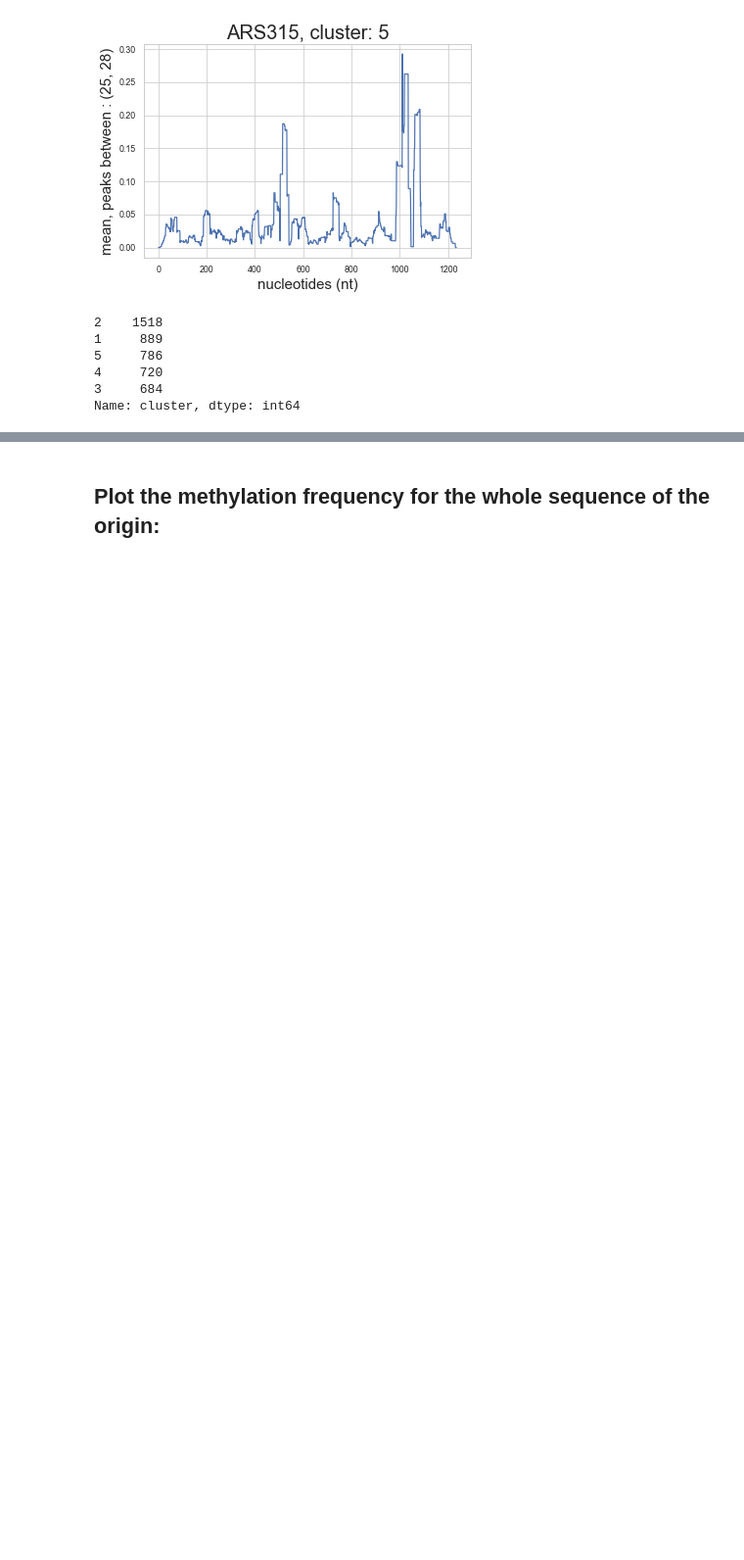
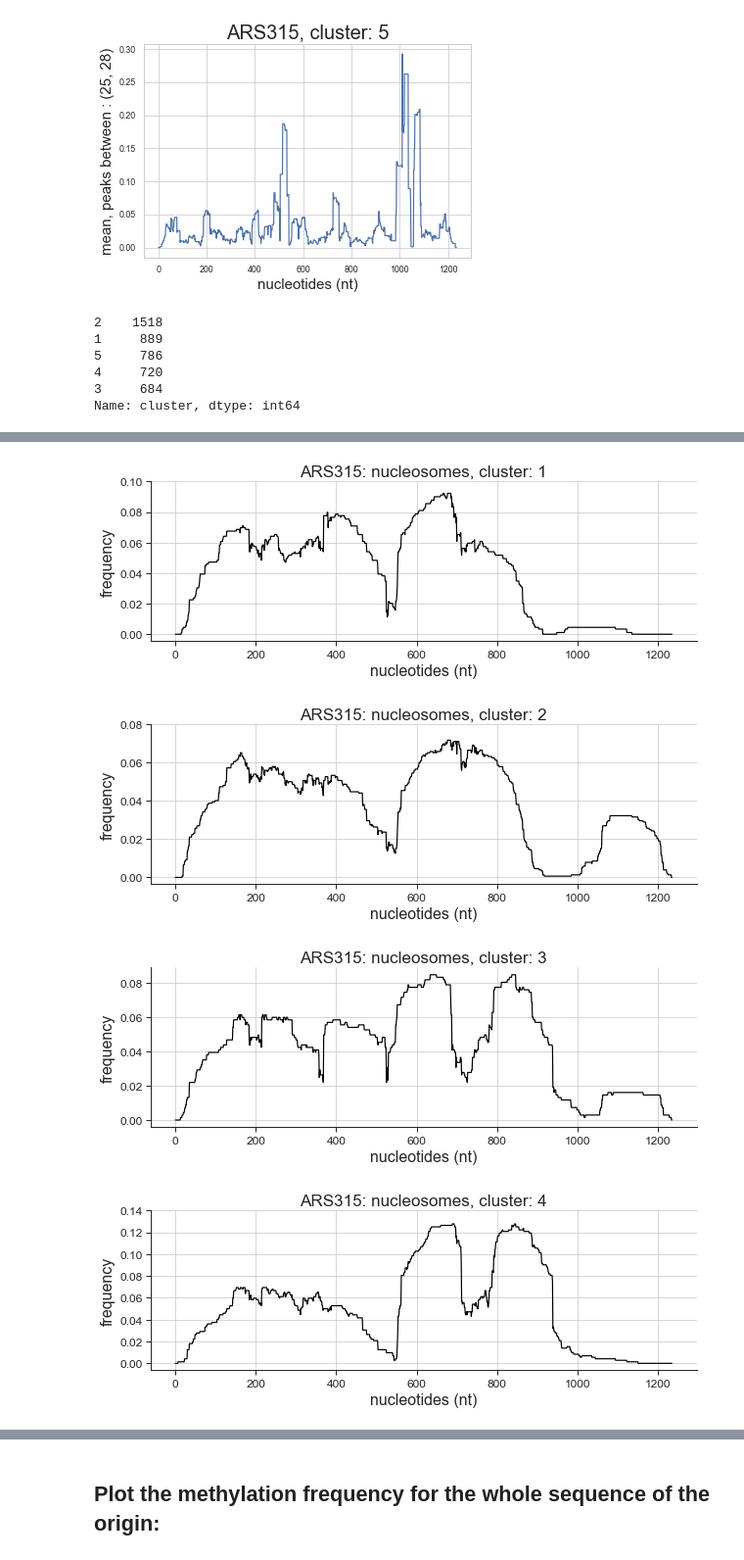
Before and after one commit to KarolineHoller/nanopore_methylation, a Jupyter notebook: methylation_analysis_20220502_ARS315.ipynb, the cells around one changed output, grey strips where cells are left out. Shown at 98% size. Cells and saved outputs as stored; diff of their text form; code cells hidden in the pictures; blank space fills up the shorter version.

```diff
--- a/methylation_analysis_20220502_ARS315.ipynb
+++ b/methylation_analysis_20220502_ARS315.ipynb
@@ -1827,0 +1828,33 @@ Text(0.5, 1.0, 'Number of peaks per molecule between 970-1050 nt')
+# %%
+### Plotting for the paper:
+
+width_range = (140,160)
+
+for cluster in set(all_data_plus.cluster):
+
+
+    with sns.axes_style("ticks", {'axes.grid': True, 'axes.spines.right': False, 'axes.spines.top': False}):
+        data_temp = np.array(all_data_plus.loc[all_data_plus.cluster == cluster, :1235])
+
+        peaks_temp = measure_valleys(data_temp, width_range = width_range)
+        rebuild_temp = restore_valleys(peaks_temp, data_temp.shape)
+
+        plt.figure(figsize = (10,3))
+        plt.plot(rebuild_temp.mean(axis=0), color = "black")
+        #plt.ylabel("mean, peaks between : " + str(width_range), fontsize = 15)
+        plt.title(load_dir + ": nucleosomes, cluster: " + str(cluster) , fontsize=17)#+", size: 57-59 nt"
+
+        plt.xticks(fontsize=12)
+        #plt.yticks(fontsize=12)
+        plt.yticks(np.arange(0, rebuild_temp.mean(axis=0).max() + 0.015, 0.02), fontsize=12)
+        plt.xlabel("nucleotides (nt)", fontsize=16)
+        plt.ylabel("frequency", fontsize = 16)
+
+        #plt.savefig(load_dir + "/plots/ARS315_footprint_nucleosomes_" + str(cluster) + ".pdf")
+        #plt.ylim((0, 0.2))
+        plt.show()
+# %% [output]
+[figure, added]
+[figure, added]
+[figure, added]
+[figure, added]
```
Also changed, not shown: parts of 2 cells of this notebook, 5 other files.
